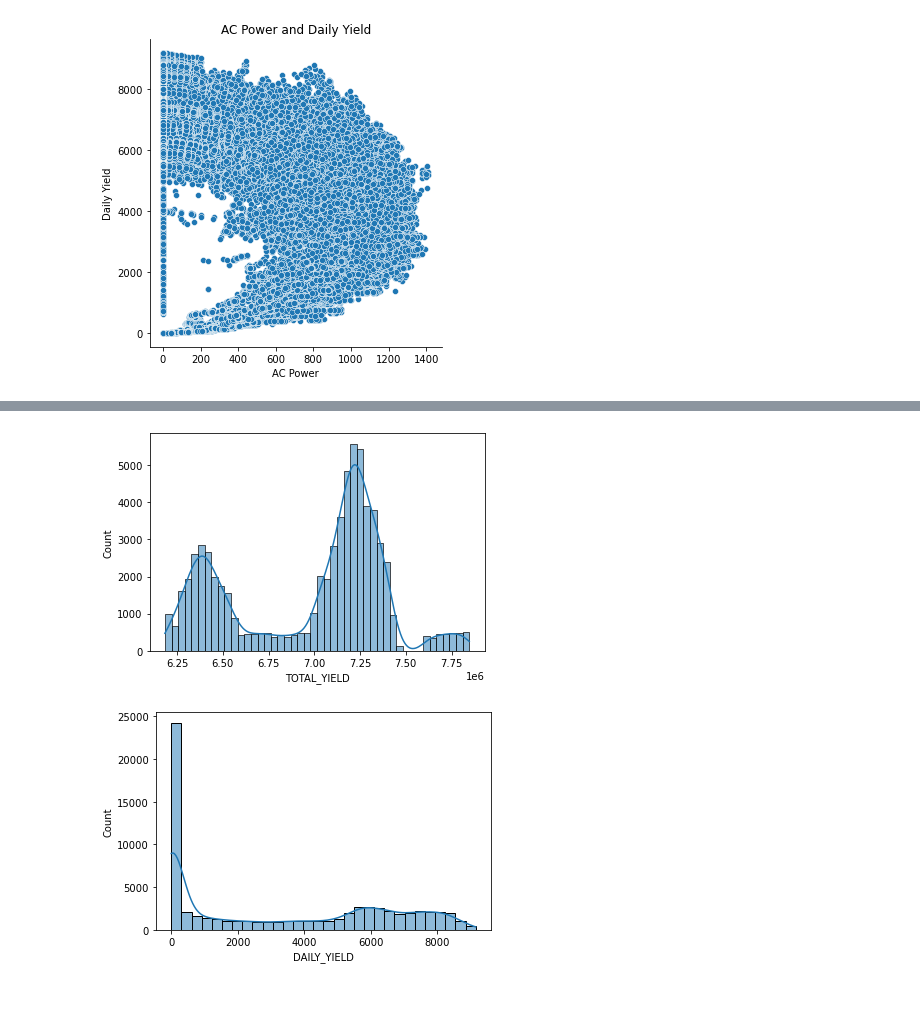
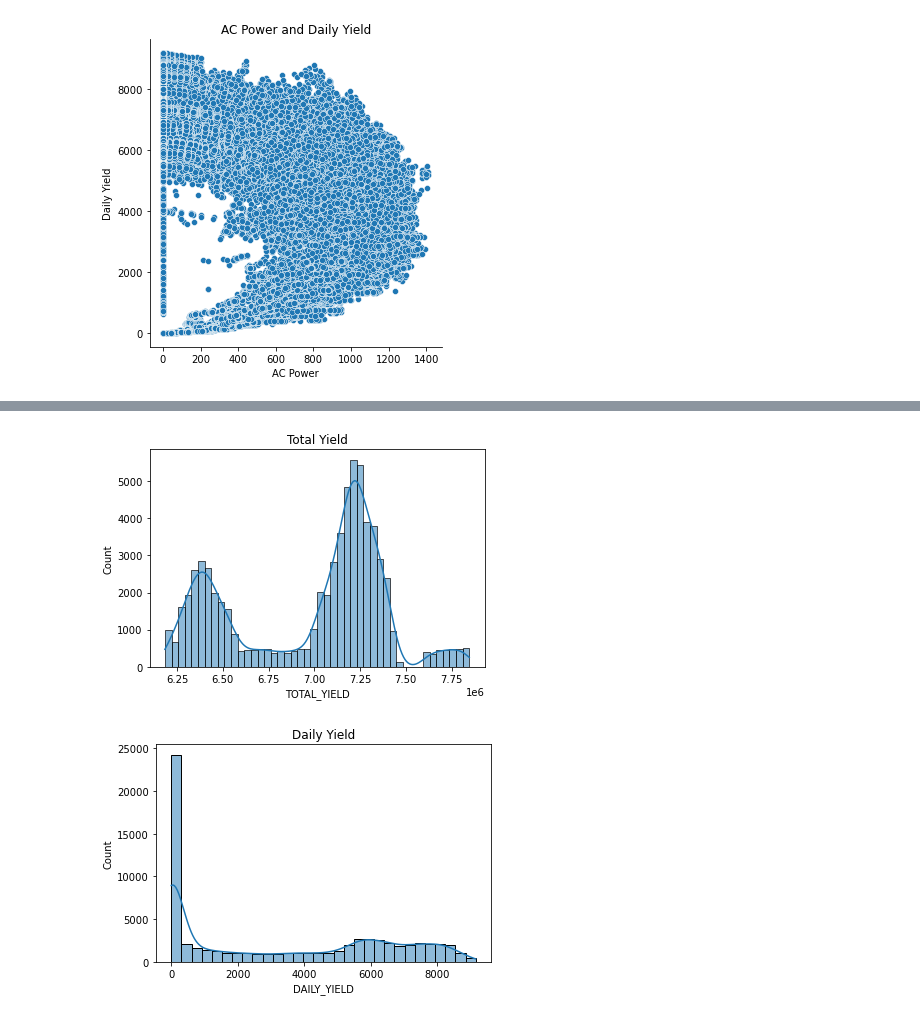
Before and after one commit to BurtonBarnes/solar, a Jupyter notebook: final_notebook.ipynb, the cells around one changed output, grey strips where cells are left out. Cells and saved outputs as stored; diff of their text form; code cells hidden in the pictures.

```diff
--- a/final_notebook.ipynb
+++ b/final_notebook.ipynb
@@ -121,10 +123,12 @@ plt.show()
 # %%
 sns.histplot(df.TOTAL_YIELD, kde= True)
+plt.title('Total Yield')
 plt.show()
 # %% [output]
-[figure, old version]
+[figure, new version]
 # %%
 sns.histplot(df.DAILY_YIELD, kde= True)
+plt.title('Daily Yield')
 plt.show()
 # %% [output]
-[figure, old version]
+[figure, new version]
```
Also changed, not shown: parts of 3 cells of this notebook.
